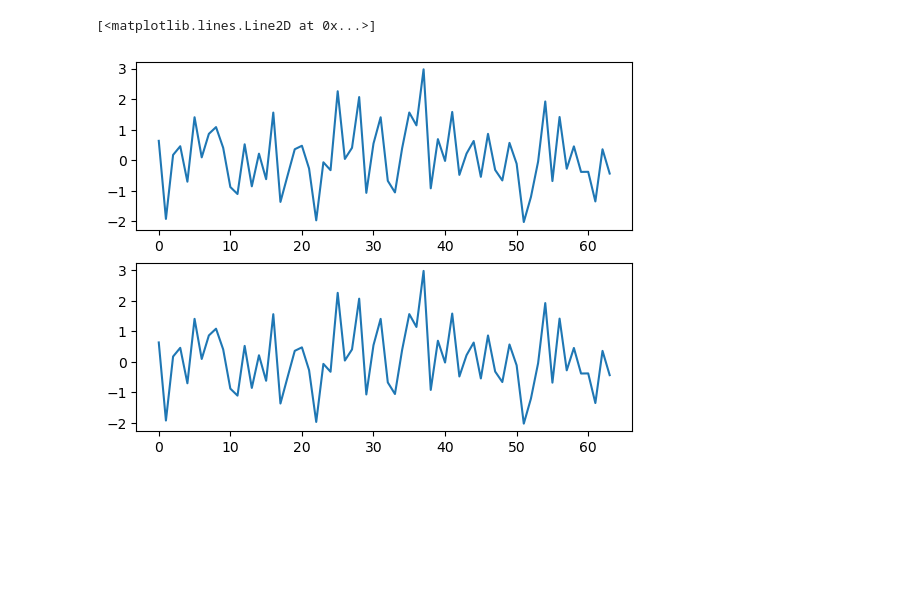
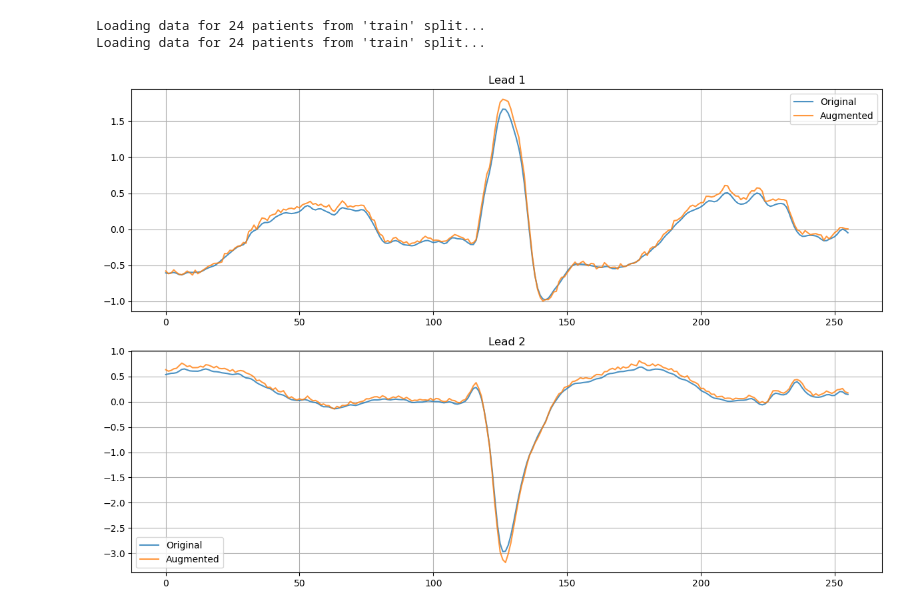
Before and after one commit to Rpadilla15/Arrhythmia-Classification, a Jupyter notebook: Experiments/data-vis.ipynb, the cells around one changed output. Drawn from its saved outputs; the diff is of its cells as text; code cells hidden in the pictures; blank space fills up the shorter version.

```diff
--- a/Experiments/data-vis.ipynb
+++ b/Experiments/data-vis.ipynb
@@ -223,9 +24,48 @@ for i in range(n_patches):
-# %%
-import matplotlib.pyplot as plt
-
-fig, ax = plt.subplots(2,1)
-ax[0].plot(reconstructed.detach().numpy())
-ax[1].plot(reconstructed.detach().numpy())
-# %% [output]
-[<matplotlib.lines.Line2D at 0x...>]
-[figure, removed]
+# %%
+
+# --- Set up transform ---
+transform = ECGAugmentation(preset='ssl')
+# %%
+# --- Load dataset ---
+dataset = ECGDataset(
+    data_dir=data_dir,
+    json_file_path=json_path,
+    split="train",
+    mode="ssl",
+    window_size=256,
+    transform=transform
+)
+
+
+dataset_no_aug = ECGDataset(  # baseline version (no transform)
+    data_dir=data_dir,
+    json_file_path=json_path,
+    split="train",
+    mode="ssl",
+    window_size=256,
+    transform=None
+)
+
+# --- Pick one sample ---
+x_aug = dataset[0]            # augmented
+x_orig = dataset_no_aug[0]
+# %% [output]
+Loading data for 24 patients from 'train' split...
+Loading data for 24 patients from 'train' split...
+# %%
+# --- Visualization ---
+n_channels = x_orig.shape[0]
+fig, axes = plt.subplots(n_channels, 1, figsize=(12, 4*n_channels))
+
+for i in range(n_channels):
+    ax = axes[i] if n_channels > 1 else axes
+    ax.plot(x_orig[i].numpy(), label="Original", alpha=0.8)
+    ax.plot(x_aug[i].numpy(), label="Augmented", alpha=0.8)
+    ax.set_title(f"Lead {i+1}")
+    ax.legend()
+    ax.grid(True)
+
+plt.tight_layout()
+plt.show()
+# %% [output]
+[figure, added]
```
Also changed, not shown: parts of 20 cells of this notebook, 3 other files.
